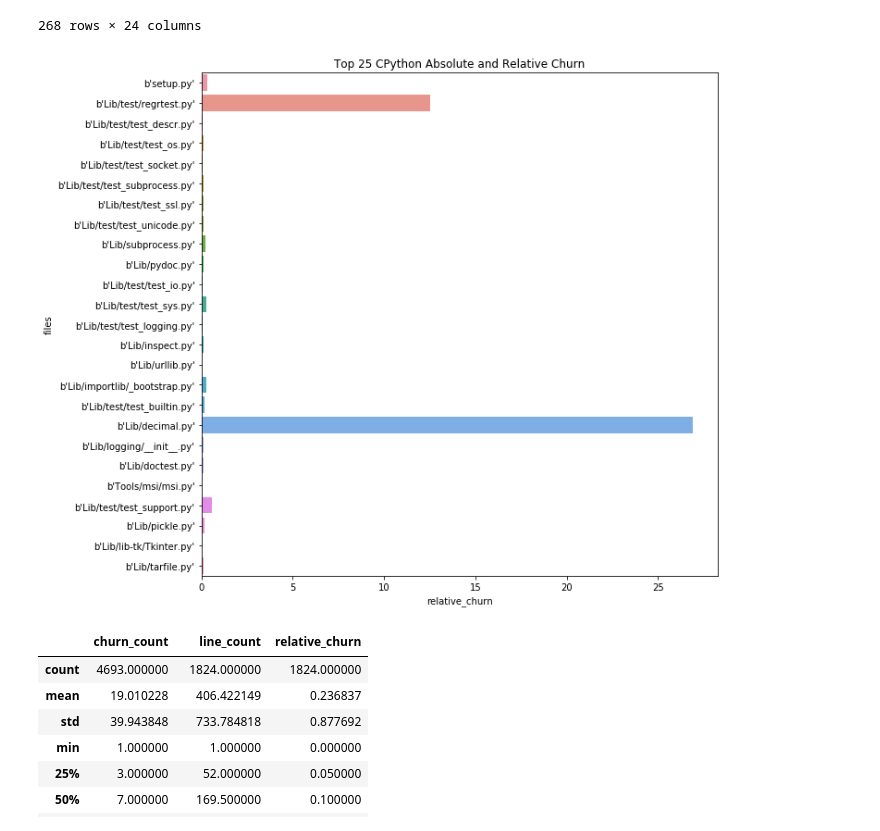
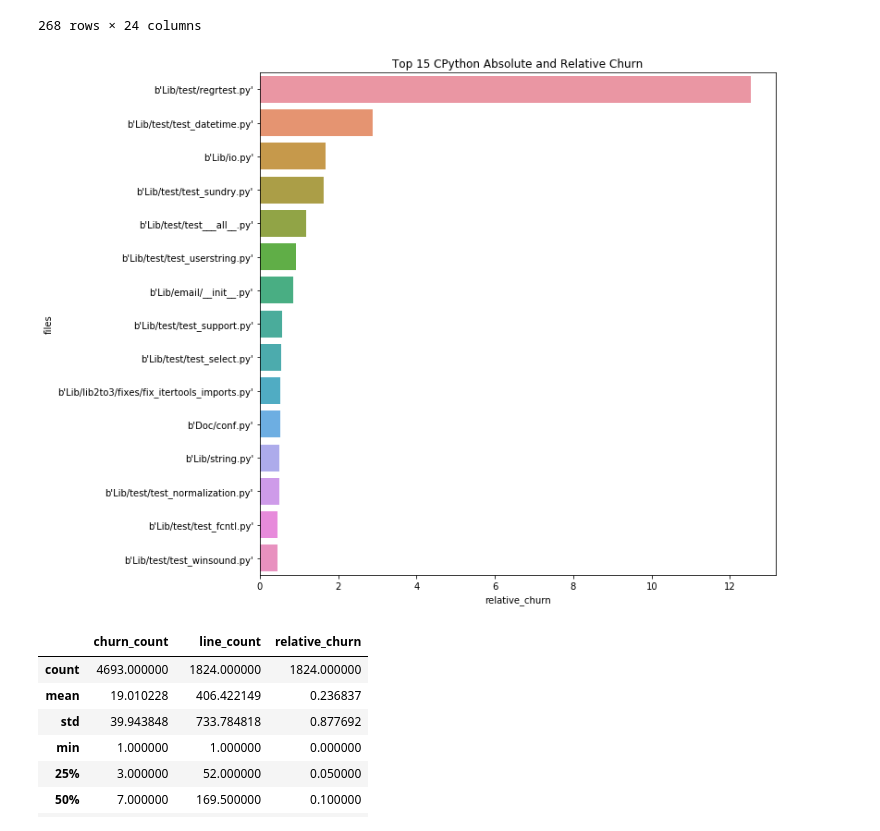
Before and after one commit to noahgift/devml, a Jupyter notebook: notebooks/repo_file_exploration.ipynb, the cells around one changed output. Cells and saved outputs as stored; diff of their text form; code cells hidden in the pictures.

```diff
--- a/notebooks/repo_file_exploration.ipynb
+++ b/notebooks/repo_file_exploration.ipynb
@@ -94,12 +101,14 @@ metadata_df.groupby("extension").describe()
 # %%
 import matplotlib.pyplot as plt
 plt.figure(figsize=(10,10))
-python_files = metadata_df[metadata_df.extension == ".py"]
-sns.barplot(y="files", x="relative_churn",data=python_files.sort_values(by="churn_count", ascending=False).head(25))
-plt.title('Top 25 CPython Absolute and Relative Churn')
+python_files_df = metadata_df[metadata_df.extension == ".py"]
+line_python = python_files_df[python_files_df.line_count> 40]
+line_python_sorted = line_python.sort_values(by="relative_churn", ascending=False).head(15)
+sns.barplot(y="files", x="relative_churn",data=line_python_sorted)
+plt.title('Top 15 CPython Absolute and Relative Churn')
 plt.show()
 # %% [output]
-[figure, old version]
+[figure, new version]
 # %%
 python_files = metadata_df[metadata_df.extension == ".py"]
 python_files.describe()
```
Also changed, not shown: parts of 5 cells of this notebook, 1 other file.
